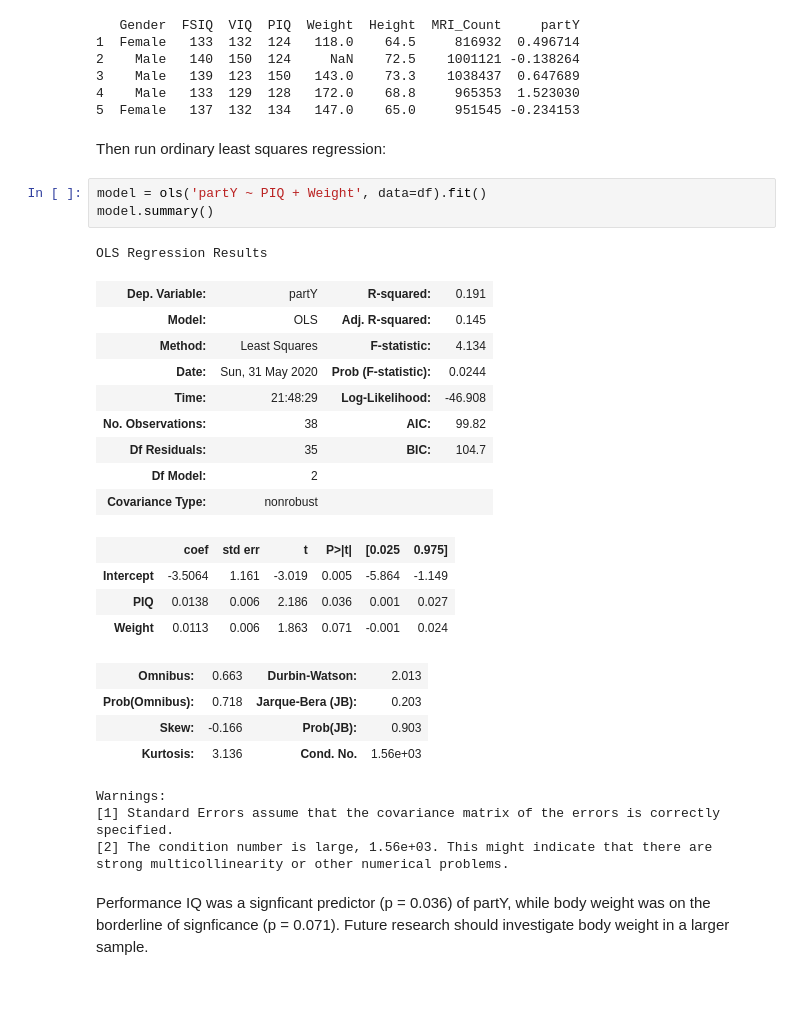
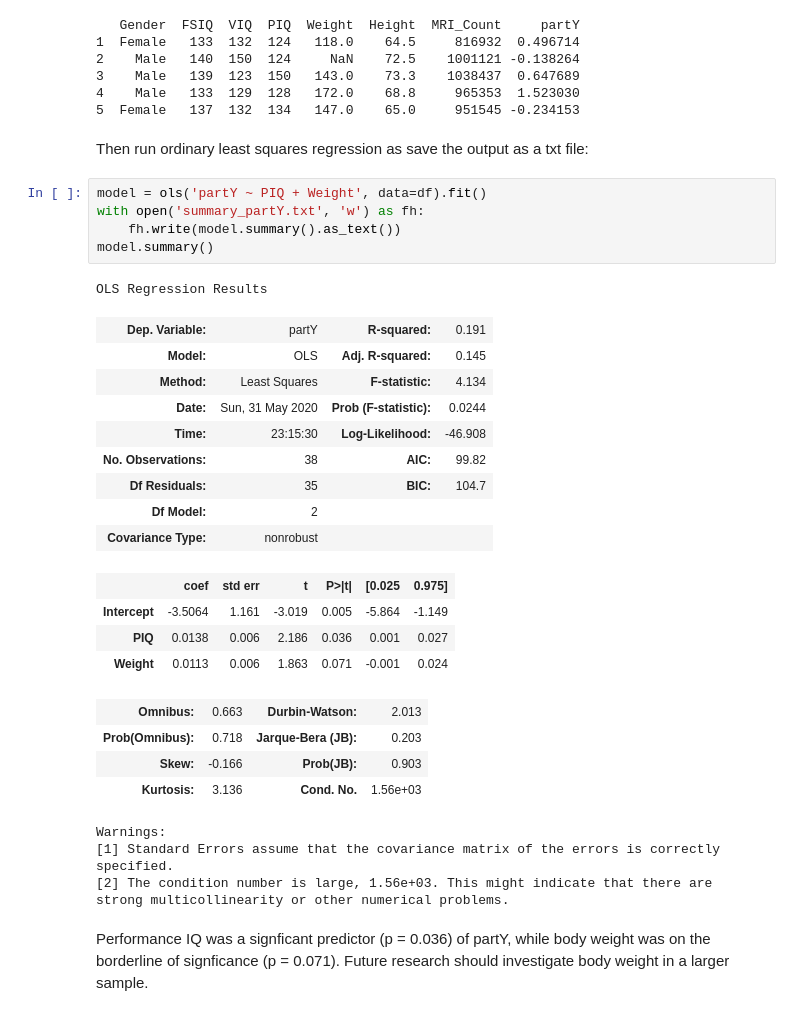
Before and after one commit to danibene/Benesch-D-QLSC612, a Jupyter notebook: analysis/my_analysis.ipynb, the cells around one changed output. Drawn from its saved outputs; the diff is of its cells as text.

Commit message:
Saved OLS outputs as txt file

```diff
--- a/analysis/my_analysis.ipynb
+++ b/analysis/my_analysis.ipynb
@@ -43,17 +42,19 @@ print(df.head(5))
 4    Male   133  129  128   172.0    68.8     965353  1.523030
 5  Female   137  132  134   147.0    65.0     951545 -0.234153
 # %% [markdown]
-Then run ordinary least squares regression:
+Then run ordinary least squares regression as save the output as a txt file:
 # %%
 model = ols('partY ~ PIQ + Weight', data=df).fit()
+with open('summary_partY.txt', 'w') as fh:
+    fh.write(model.summary().as_text())
 model.summary()
 # %% [output]
 OLS Regression Results
 | Dep. Variable: | partY | R-squared: | 0.191 |
 | Model: | OLS | Adj. R-squared: | 0.145 |
 | Method: | Least Squares | F-statistic: | 4.134 |
 | Date: | Sun, 31 May 2020 | Prob (F-statistic): | 0.0244 |
-| Time: | 21:48:29 | Log-Likelihood: | -46.908 |
+| Time: | 23:15:30 | Log-Likelihood: | -46.908 |
 | No. Observations: | 38 | AIC: | 99.82 |
 | Df Residuals: | 35 | BIC: | 104.7 |
 | Df Model: | 2 |  |  |
```
Also changed, not shown: parts of 3 cells of this notebook.
